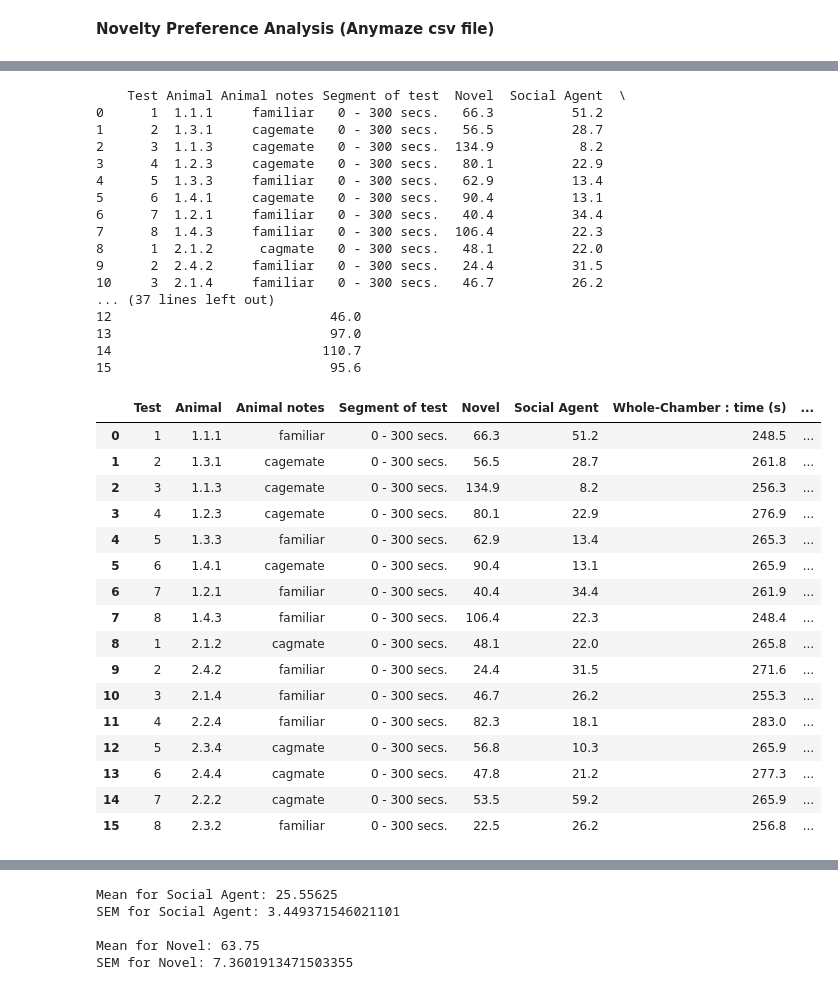
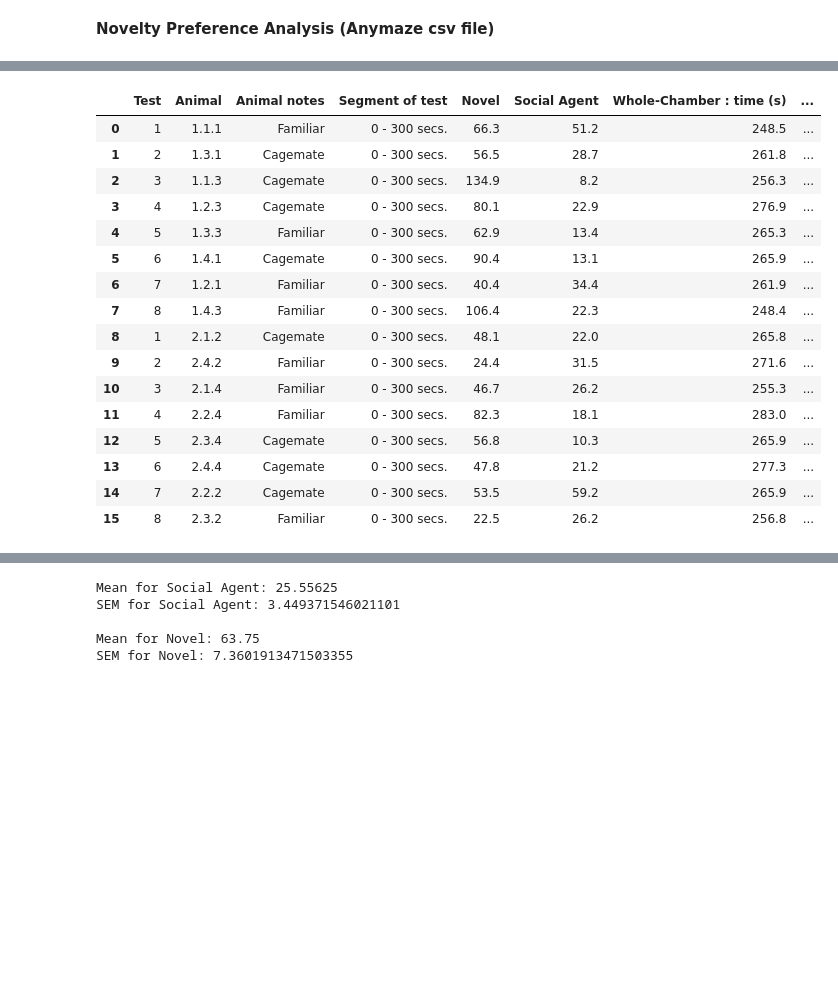
Before and after one commit to tomHep10/diff_fam_social_memory_ephys, a Jupyter notebook: sequioa/Code_Novelty_preference_analysis.ipynb, the cells around one changed output, grey strips where cells are left out. Cells and saved outputs as stored; diff of their text form; code cells hidden in the pictures; blank space fills up the shorter version.

```diff
--- a/sequioa/Code_Novelty_preference_analysis.ipynb
+++ b/sequioa/Code_Novelty_preference_analysis.ipynb
@@ -51,64 +72,53 @@ plot_bar_with_sem(['Familiar', 'Empty Cup'], [familiar_mean, familiar['empty_cup
 # %%
-import pandas as pd
+# Improved Code
 
 # Read the first CSV file
 df1 = pd.read_csv(r"D:\Sequioa\anymaze_data\SM\cage_1_SM_day_1_3.csv")
 
 # Read the second CSV file
 df2 = pd.read_csv(r"D:\Sequioa\anymaze_data\SM\cage_2_SM_day_2_4.csv")
 
 # Rename columns in the first DataFrame
 df1.rename(columns={
     'Novel-Right : time investigating (s)': 'Novel',
-    'Familiar-Left : time investigating (s)': 'Social Agent'
-}, inplace=True)
+    'Familiar-Left : time investigating (s)': 'Social Agent'},
+    inplace=True)
 
 # Rename columns in the second DataFrame
 df2.rename(columns={
     'Familiar Right : time investigating (s)': 'Social Agent',
-    'Novel Left : time investigating (s)': 'Novel'
-}, inplace=True)
-
-# Merge the two DataFrames based on the 'Test' column
-merged_df = pd.merge(df1, df2, on='Test', suffixes=('_1', '_2'))
+    'Novel Left : time investigating (s)': 'Novel'},
+    inplace=True)
 
 # Concatenate the DataFrames along the rows
 combined_df = pd.concat([df1, df2], ignore_index=True)
 
-print(combined_df)
+# Map 'Animal notes' column values
+animal_notes_mapping = {
+    'cagemate': 'Cagemate',
+    'familiar': 'Familiar',
+    'cagmate': 'Cagemate'  # Fix misspelling
+    }
+combined_df['Animal notes'] = combined_df['Animal notes'].map(
+    animal_notes_mapping)
+
+# Display the combined DataFrame
 combined_df
 # %% [output]
-    Test Animal Animal notes Segment of test  Novel  Social Agent  \
-0      1  1.1.1     familiar   0 - 300 secs.   66.3          51.2
-1      2  1.3.1     cagemate   0 - 300 secs.   56.5          28.7
-2      3  1.1.3     cagemate   0 - 300 secs.  134.9           8.2
-3      4  1.2.3     cagemate   0 - 300 secs.   80.1          22.9
-4      5  1.3.3     familiar   0 - 300 secs.   62.9          13.4
-5      6  1.4.1     cagemate   0 - 300 secs.   90.4          13.1
-6      7  1.2.1     familiar   0 - 300 secs.   40.4          34.4
-7      8  1.4.3     familiar   0 - 300 secs.  106.4          22.3
-8      1  2.1.2      cagmate   0 - 300 secs.   48.1          22.0
-9      2  2.4.2     familiar   0 - 300 secs.   24.4          31.5
-10     3  2.1.4     familiar   0 - 300 secs.   46.7          26.2
-... (37 lines left out)
-12                            46.0
-13                            97.0
-14                           110.7
-15                            95.6
 |  | Test | Animal | Animal notes | Segment of test | Novel | Social Agent | Whole-Chamber : time (s) | ... |
-| 0 | 1 | 1.1.1 | familiar | 0 - 300 secs. | 66.3 | 51.2 | 248.5 | ... |
-| 1 | 2 | 1.3.1 | cagemate | 0 - 300 secs. | 56.5 | 28.7 | 261.8 | ... |
-| 2 | 3 | 1.1.3 | cagemate | 0 - 300 secs. | 134.9 | 8.2 | 256.3 | ... |
-| 3 | 4 | 1.2.3 | cagemate | 0 - 300 secs. | 80.1 | 22.9 | 276.9 | ... |
-| 4 | 5 | 1.3.3 | familiar | 0 - 300 secs. | 62.9 | 13.4 | 265.3 | ... |
-| 5 | 6 | 1.4.1 | cagemate | 0 - 300 secs. | 90.4 | 13.1 | 265.9 | ... |
-| 6 | 7 | 1.2.1 | familiar | 0 - 300 secs. | 40.4 | 34.4 | 261.9 | ... |
-| 7 | 8 | 1.4.3 | familiar | 0 - 300 secs. | 106.4 | 22.3 | 248.4 | ... |
-| 8 | 1 | 2.1.2 | cagmate | 0 - 300 secs. | 48.1 | 22.0 | 265.8 | ... |
-| 9 | 2 | 2.4.2 | familiar | 0 - 300 secs. | 24.4 | 31.5 | 271.6 | ... |
-| 10 | 3 | 2.1.4 | familiar | 0 - 300 secs. | 46.7 | 26.2 | 255.3 | ... |
-| 11 | 4 | 2.2.4 | familiar | 0 - 300 secs. | 82.3 | 18.1 | 283.0 | ... |
-| 12 | 5 | 2.3.4 | cagmate | 0 - 300 secs. | 56.8 | 10.3 | 265.9 | ... |
-| 13 | 6 | 2.4.4 | cagmate | 0 - 300 secs. | 47.8 | 21.2 | 277.3 | ... |
-| 14 | 7 | 2.2.2 | cagmate | 0 - 300 secs. | 53.5 | 59.2 | 265.9 | ... |
-| 15 | 8 | 2.3.2 | familiar | 0 - 300 secs. | 22.5 | 26.2 | 256.8 | ... |
+| 0 | 1 | 1.1.1 | Familiar | 0 - 300 secs. | 66.3 | 51.2 | 248.5 | ... |
+| 1 | 2 | 1.3.1 | Cagemate | 0 - 300 secs. | 56.5 | 28.7 | 261.8 | ... |
+| 2 | 3 | 1.1.3 | Cagemate | 0 - 300 secs. | 134.9 | 8.2 | 256.3 | ... |
+| 3 | 4 | 1.2.3 | Cagemate | 0 - 300 secs. | 80.1 | 22.9 | 276.9 | ... |
+| 4 | 5 | 1.3.3 | Familiar | 0 - 300 secs. | 62.9 | 13.4 | 265.3 | ... |
+| 5 | 6 | 1.4.1 | Cagemate | 0 - 300 secs. | 90.4 | 13.1 | 265.9 | ... |
+| 6 | 7 | 1.2.1 | Familiar | 0 - 300 secs. | 40.4 | 34.4 | 261.9 | ... |
+| 7 | 8 | 1.4.3 | Familiar | 0 - 300 secs. | 106.4 | 22.3 | 248.4 | ... |
+| 8 | 1 | 2.1.2 | Cagemate | 0 - 300 secs. | 48.1 | 22.0 | 265.8 | ... |
+| 9 | 2 | 2.4.2 | Familiar | 0 - 300 secs. | 24.4 | 31.5 | 271.6 | ... |
+| 10 | 3 | 2.1.4 | Familiar | 0 - 300 secs. | 46.7 | 26.2 | 255.3 | ... |
+| 11 | 4 | 2.2.4 | Familiar | 0 - 300 secs. | 82.3 | 18.1 | 283.0 | ... |
+| 12 | 5 | 2.3.4 | Cagemate | 0 - 300 secs. | 56.8 | 10.3 | 265.9 | ... |
+| 13 | 6 | 2.4.4 | Cagemate | 0 - 300 secs. | 47.8 | 21.2 | 277.3 | ... |
+| 14 | 7 | 2.2.2 | Cagemate | 0 - 300 secs. | 53.5 | 59.2 | 265.9 | ... |
+| 15 | 8 | 2.3.2 | Familiar | 0 - 300 secs. | 22.5 | 26.2 | 256.8 | ... |
```
Also changed, not shown: parts of 49 cells of this notebook, 6 other files.
